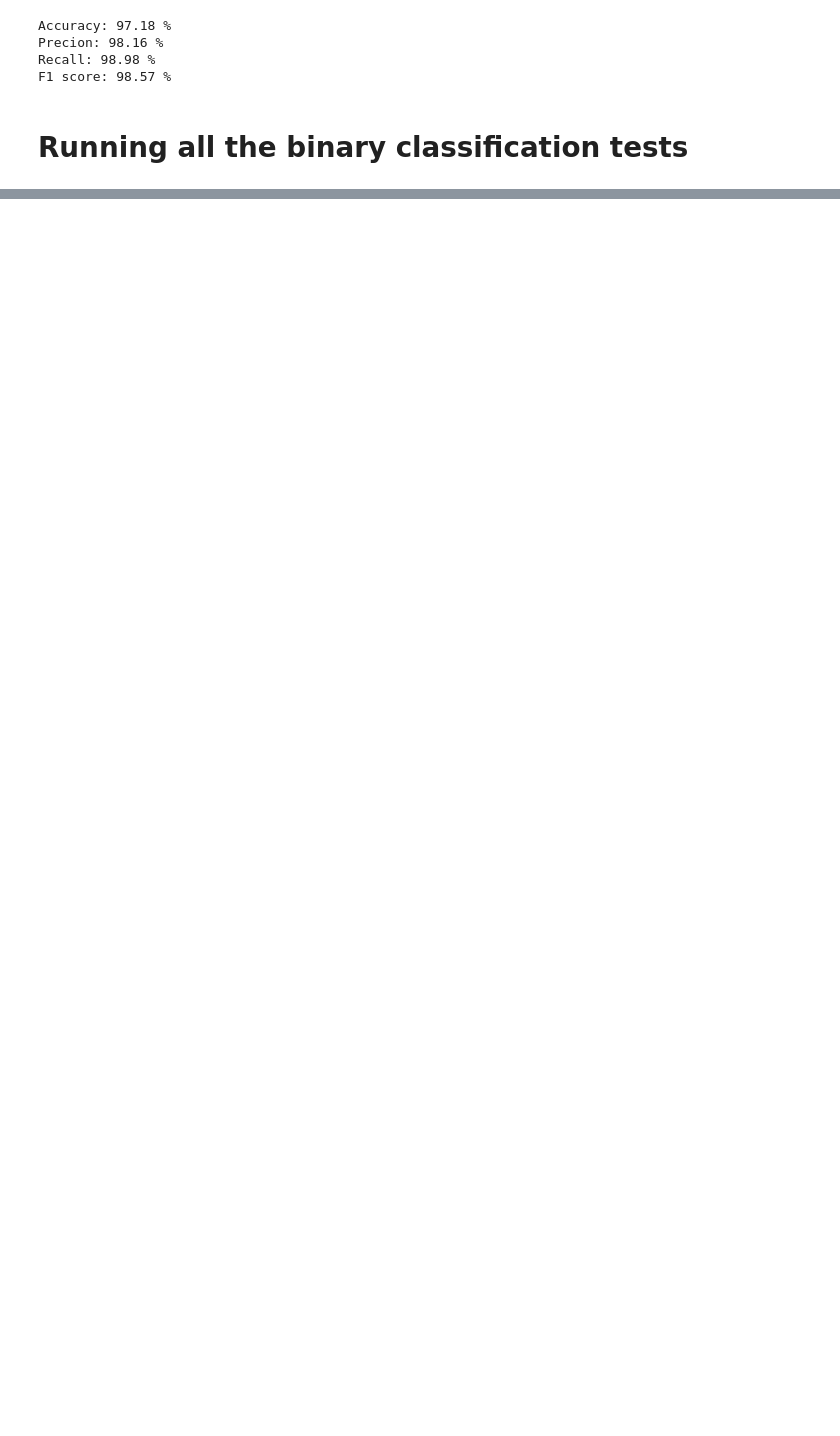
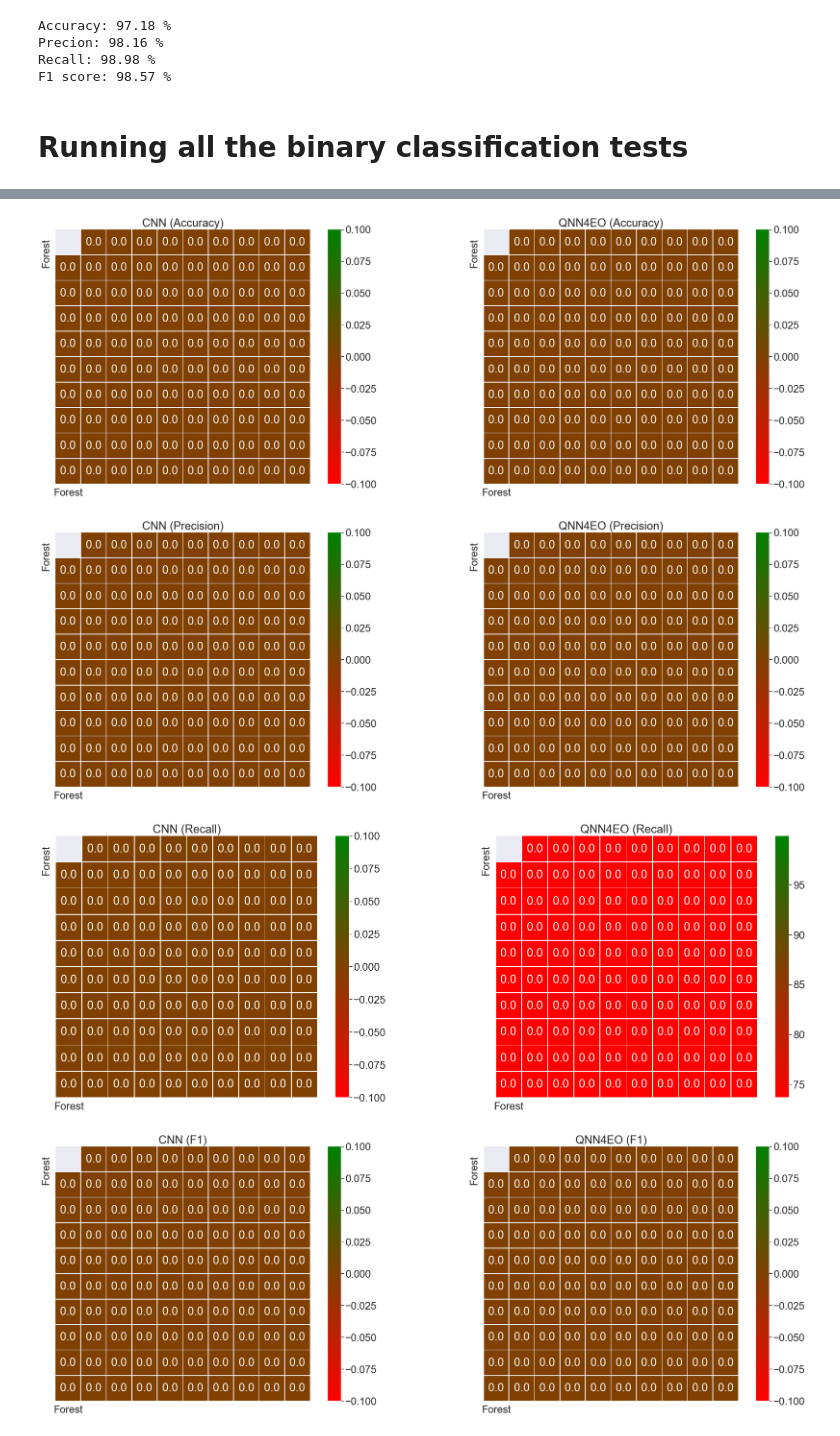
Before and after one commit to ESA-PhiLab/QNN4EO, a Jupyter notebook: EuroSAT_Classification.ipynb, the cells around one changed output, grey strips where cells are left out. Cells and saved outputs as stored; diff of their text form; code cells hidden in the pictures; blank space fills up the shorter version.

```diff
--- a/EuroSAT_Classification.ipynb
+++ b/EuroSAT_Classification.ipynb
@@ -167,8 +162,10 @@ qcnn = QCNN_Classifier()
+# %%
+qnn4eo = QNN4EO()
 # %%
 img_shape = plt.imread(train_images[0]).shape
 n_classes = train_labels.shape[1]
 epochs = 20
 
 train_generator = datasetHandler.qcnn_data_loader(train_images, train_labels, batch_size = 1, img_shape = img_shape)
-loss_list = qcnn.train_model(epochs, train_generator, len(train_images))
+loss_list = qnn4eo.train_model(epochs, train_generator, len(train_images))
 # %% [output]
@@ -250,5 +183,0 @@ else:
-# %%
-classes_name = np.array(["Residential", "Highway", "Sea Lake", "Industrial", "Annual Crop", "River", "Pasture",	"Forest", "Permanent Crop", "Herbaceous Vegetation"])
-
-min_val = np.min([np.min(np.min(cnn[cnn>0])), np.min(np.min(qcnn4eo[qcnn4eo>0]))])
-max_val = np.max([np.max(np.max(cnn[cnn>0])), np.max(np.max(qcnn4eo[qcnn4eo>0]))])
@@ -254,0 +255,42 @@ max_val = np.max([np.max(np.max(cnn[cnn>0])), np.max(np.max(qcnn4eo[qcnn4eo>0]))
+# %%
+cmap = LinearSegmentedColormap.from_list(
+    name='red-green',
+    colors=['red','green']
+)
+
+sns.set(font_scale=2)
+
+fig, axes = plt.subplots(nrows = 1, ncols = 2, figsize = (30, 10))
+
+sns.heatmap(cnn_results[...,0], linewidth=0.5, fmt='.1f', square = True, cmap = cmap,
+            annot = True, xticklabels = classes_name, yticklabels = classes_name, ax = axes[0]).set(title='CNN (Accuracy)')
+sns.heatmap(qnn4eo_results[...,0], linewidth=0.5, fmt='.1f', square = True, cmap = cmap,
+            annot = True, xticklabels = classes_name, yticklabels = classes_name, ax = axes[1]).set(title='QNN4EO (Accuracy)')
+plt.show()
+
+
+fig, axes = plt.subplots(nrows = 1, ncols = 2, figsize = (30, 10))
+sns.heatmap(cnn_results[...,1], linewidth=0.5, fmt='.1f', square = True, cmap = cmap,
+            annot = True, xticklabels = classes_name, yticklabels = classes_name, ax = axes[0]).set(title='CNN (Precision)')
+sns.heatmap(qnn4eo_results[...,1], linewidth=0.5, fmt='.1f', square = True, cmap = cmap,
+            annot = True, xticklabels = classes_name, yticklabels = classes_name, ax = axes[1]).set(title='QNN4EO (Precision)')
+plt.show()
+
+fig, axes = plt.subplots(nrows = 1, ncols = 2, figsize = (30, 10))
+sns.heatmap(cnn_results[...,2], linewidth=0.5, fmt='.1f', square = True, cmap = cmap,
+            annot = True, xticklabels = classes_name, yticklabels = classes_name, ax = axes[0]).set(title='CNN (Recall)')
+sns.heatmap(qnn4eo_results[...,2], linewidth=0.5, fmt='.1f', vmin = min_val, vmax = max_val, square = True, cmap = cmap,
+            annot = True, xticklabels = classes_name, yticklabels = classes_name, ax = axes[1]).set(title='QNN4EO (Recall)')
+plt.show()
+
+fig, axes = plt.subplots(nrows = 1, ncols = 2, figsize = (30, 10))
+sns.heatmap(cnn_results[...,3], linewidth=0.5, fmt='.1f', square = True, cmap = cmap,
+            annot = True, xticklabels = classes_name, yticklabels = classes_name, ax = axes[0]).set(title='CNN (F1)')
+sns.heatmap(qnn4eo_results[...,3], linewidth=0.5, fmt='.1f', square = True, cmap = cmap,
+            annot = True, xticklabels = classes_name, yticklabels = classes_name, ax = axes[1]).set(title='QNN4EO (F1)')
+plt.show()
+# %% [output]
+[figure, added]
+[figure, added]
+[figure, added]
+[figure, added]
```
Also changed, not shown: parts of 13 cells of this notebook, 3 other files.
